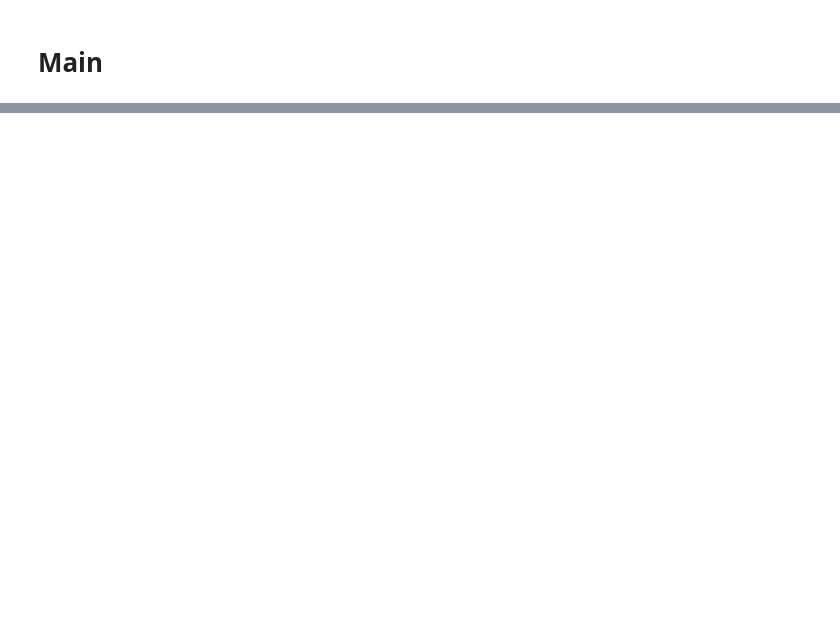
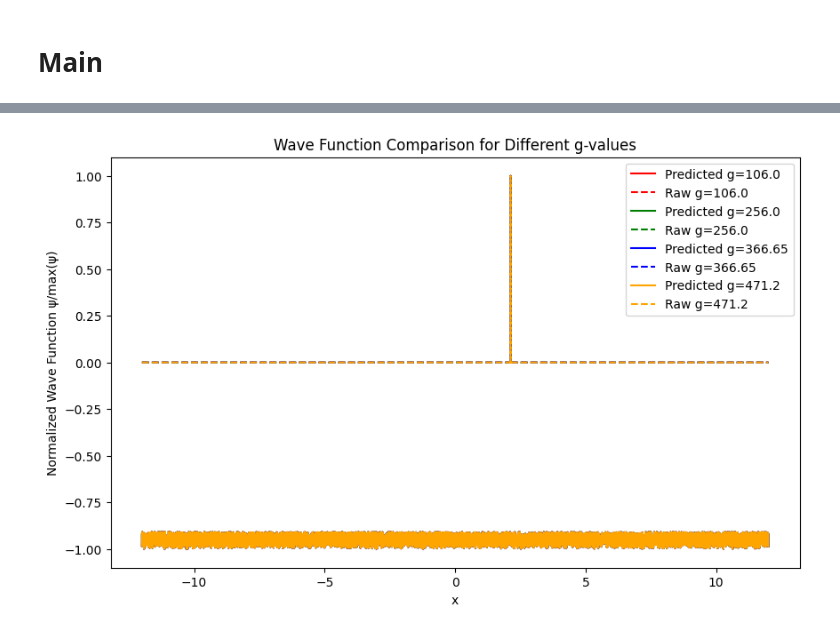
Before and after one commit to LevBahn/Gross-Pitaevskii-Eigenvalue-problem, a Jupyter notebook: Notebooks/Gross_Pitaevskii/Gross_Pitaevskii_2D_Minimal.ipynb, the cells around one changed output, grey strips where cells are left out. Cells and saved outputs as stored; diff of their text form; code cells hidden in the pictures; blank space fills up the shorter version.

Commit message:
Added chemical potential to compare true and predicted solution

```diff
--- a/Notebooks/Gross_Pitaevskii/Gross_Pitaevskii_2D_Minimal.ipynb
+++ b/Notebooks/Gross_Pitaevskii/Gross_Pitaevskii_2D_Minimal.ipynb
@@ -384,0 +391,16 @@ def plot_solution(model, num_grid_pts=100, center=(np.pi / 2, np.pi / 2), radius
+# %%
+def normalize_wave_function(u):
+    """
+    Normalize the wave function with respect to its maximum value.
+
+    Parameters
+    ----------
+    u : torch.Tensor
+        The predicted wave function.
+
+    Returns
+    -------
+    torch.Tensor
+        The normalized wave function.
+    """
+    return u / torch.max(torch.abs(u))
@@ -407,0 +664,65 @@ Epoch [2000/2001], Loss: 75.158134
+# %%
+g_values = [106.0, 256.0, 366.65, 471.2]
+mu_predict_list = []
+mu_true_list = []
+
+# Store errors for plotting the relative chemical potential error
+relative_errors = []
+
+# Store the normalized true and predicted wave functions
+u_pred_list = []
+u_true_list = []
+
+for g in g_values:
+    # Compute the predicted wave function by the PINN
+    u_pred = model(X_f_train_tensor)
+    u_pred_tensor = torch.tensor(u_pred, dtype=torch.float32).to(device)
+
+    # Compute the true wave function (via imaginary time evolution)
+    u_true = imaginary_time_evolution_2D(g, X_f_train_tensor)
+    u_true_tensor = torch.tensor(u_true, dtype=torch.float32, requires_grad=True).to(device)
+
+    # Store normalized versions of the predicted and true wave functions
+    u_pred_norm = normalize_wave_function(u_pred_tensor).detach().cpu().numpy()
+    u_true_norm = normalize_wave_function(u_true_tensor).detach().cpu().numpy()
+    u_pred_list.append(u_pred_norm)
+    u_true_list.append(u_true_norm)
+
+    # Compute chemical potentials for predicted and true wave functions
+    V = model.compute_potential(X_f_train_tensor)
+    mu_pred = compute_chemical_potential_no_grad(u_pred, X_f_train_tensor, V, g)
+    mu_true = compute_chemical_potential_no_grad(u_true_tensor, X_f_train_tensor, V, g)
+
+    mu_predict_list.append(mu_pred)
+    mu_true_list.append(mu_true)
+
+    # Compute the relative error in chemical potential
+    relative_error = abs(mu_pred - mu_true) / abs(mu_true)
+    relative_errors.append(relative_error)
+
+# Plot wave function comparison
+colors = ['red', 'green', 'blue', 'orange']
+x_space = np.linspace(-12, 12, len(u_true))
+
+plt.figure(figsize=(10, 6))
+
+for i, g in enumerate(g_values):
+    plt.plot(x_space, u_pred_list[i], color=colors[i], label=f'Predicted g={g}')
+    plt.plot(x_space, u_true_list[i], linestyle='--', color=colors[i], label=f'Raw g={g}')
+
+plt.xlabel('x')
+plt.ylabel('Normalized Wave Function ψ/max(ψ)')
+plt.title('Wave Function Comparison for Different g-values')
+plt.legend()
+plt.show()
+
+# Plot relative chemical potential error
+plt.figure(figsize=(6, 4))
+plt.plot(g_values, relative_errors)
+plt.yscale('log')
+plt.xlabel('g')
+plt.ylabel(r'$\Delta \mu / \mu_0$')
+plt.title('Relative Chemical Potential Error')
+plt.show()
+# %% [output]
+[figure, added]
```
Also changed, not shown: parts of 20 cells of this notebook, 1 other file.
